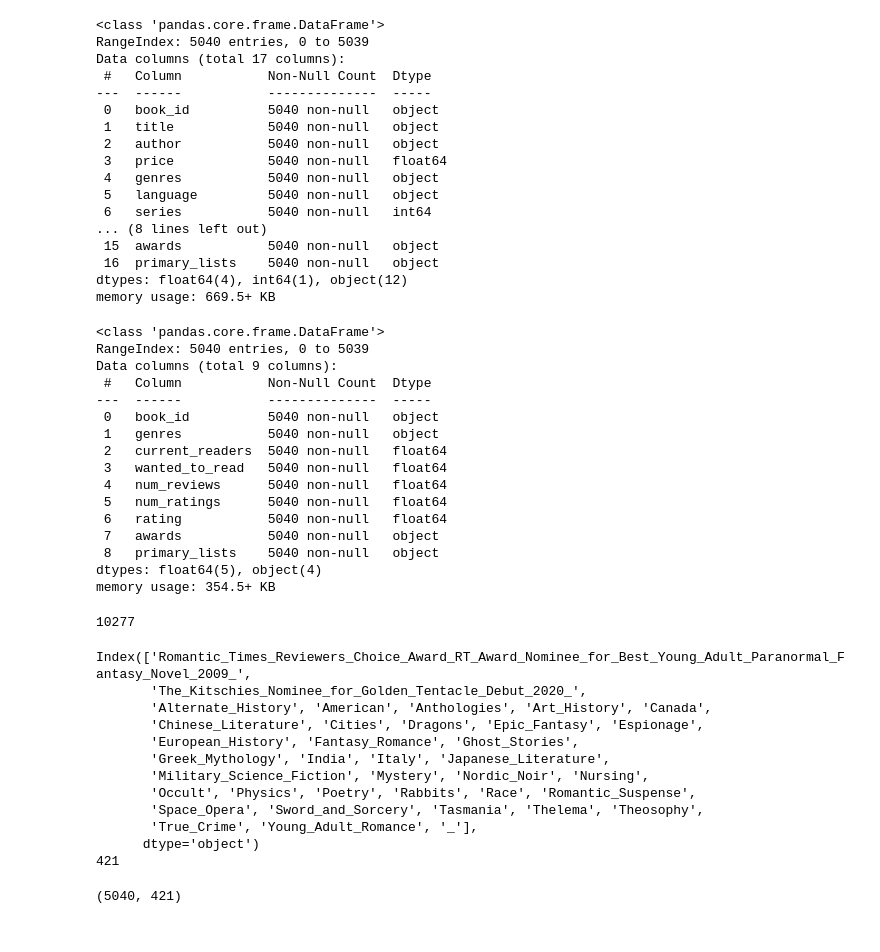
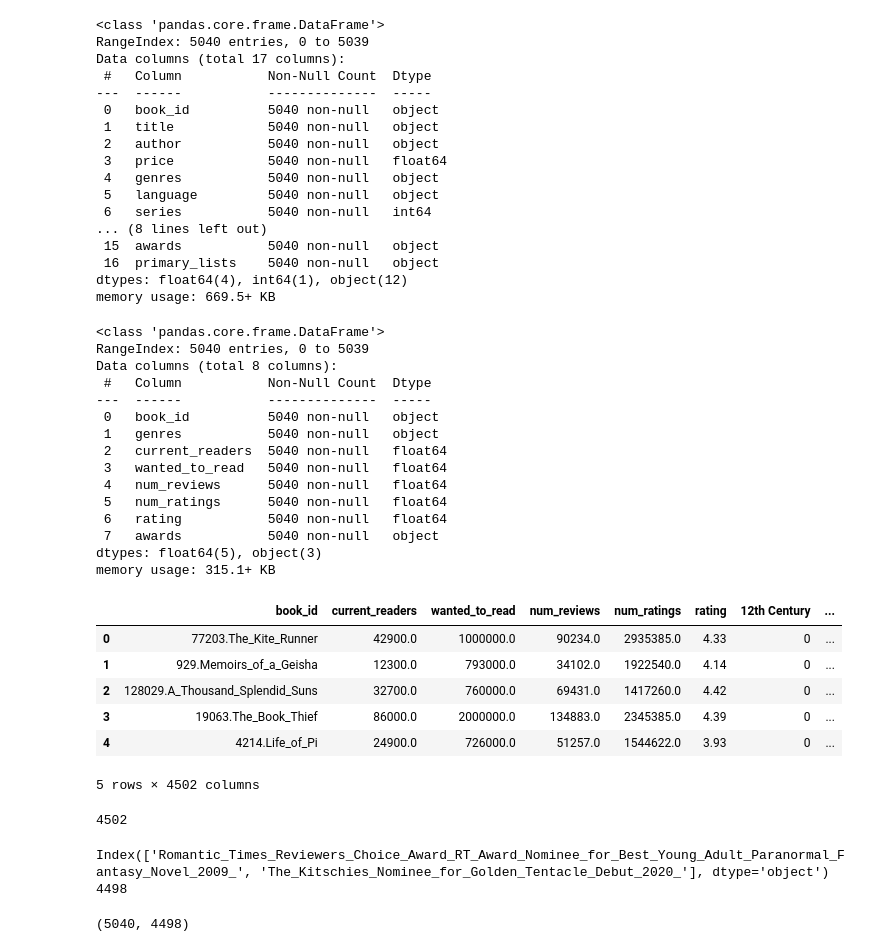
Before and after one commit to thehitchhikersguideto/bookworms, a Jupyter notebook: data/processed/lightGBM.ipynb, the cells around one changed output. Cells and saved outputs as stored; diff of their text form; code cells hidden in the pictures.

Commit message:
lightgbm quick update, whoever continues it should look into reducing features and getting a readable format, only implemented training doesnt currently suggest anything

```diff
--- a/data/processed/lightGBM.ipynb
+++ b/data/processed/lightGBM.ipynb
@@ -34,7 +34,7 @@ memory usage: 669.5+ KB
 # %%
 # Feature Selection
 # Drop price, auther, title, description, series, publisher, year_published, language
-df_used = df.drop(['price', 'author', 'title', 'description', 'series', 'publisher', 'year_published', 'language'], axis = 1)
+df_used = df.drop(['price', 'author', 'title', 'description', 'series', 'publisher', 'year_published', 'language', 'primary_lists'], axis = 1)
 # Remove commas from num_reviews and num_ratings
 df_used['num_reviews'] = df_used['num_reviews'].str.replace(',', '')
 df_used['num_ratings'] = df_used['num_ratings'].str.replace(',', '')
@@ -45,7 +45,7 @@ df_used.info()
 # %% [output]
 <class 'pandas.core.frame.DataFrame'>
 RangeIndex: 5040 entries, 0 to 5039
-Data columns (total 9 columns):
+Data columns (total 8 columns):
  #   Column           Non-Null Count  Dtype
 ---  ------           --------------  -----
  0   book_id          5040 non-null   object
@@ -56,9 +56,8 @@ Data columns (total 9 columns):
  5   num_ratings      5040 non-null   float64
  6   rating           5040 non-null   float64
  7   awards           5040 non-null   object
- 8   primary_lists    5040 non-null   object
-dtypes: float64(5), object(4)
-memory usage: 354.5+ KB
+dtypes: float64(5), object(3)
+memory usage: 315.1+ KB
 # %%
 mlb = MultiLabelBinarizer()
 for col in df_used.columns:
@@ -76,7 +75,17 @@ for col in df_used.columns:
         df_used.drop(columns=[col], axis=1)
 
 # Drop columns genres, awards, primary_lists
-df_used = df_used.drop(['genres', 'awards', 'primary_lists'], axis = 1)
+df_used = df_used.drop(['genres', 'awards'], axis = 1)
+# %%
+df_used.head()
+# %% [output]
+|  | book_id | current_readers | wanted_to_read | num_reviews | num_ratings | rating | 12th Century | ... |
+| 0 | 77203.The_Kite_Runner | 42900.0 | 1000000.0 | 90234.0 | 2935385.0 | 4.33 | 0 | ... |
+| 1 | 929.Memoirs_of_a_Geisha | 12300.0 | 793000.0 | 34102.0 | 1922540.0 | 4.14 | 0 | ... |
+| 2 | 128029.A_Thousand_Splendid_Suns | 32700.0 | 760000.0 | 69431.0 | 1417260.0 | 4.42 | 0 | ... |
+| 3 | 19063.The_Book_Thief | 86000.0 | 2000000.0 | 134883.0 | 2345385.0 | 4.39 | 0 | ... |
+| 4 | 4214.Life_of_Pi | 24900.0 | 726000.0 | 51257.0 | 1544622.0 | 3.93 | 0 | ... |
+5 rows × 4502 columns
 # %%
 
 renamed_feature_names = []
@@ -89,7 +98,7 @@ for column in df_used.columns:
         df_used.drop(columns=[column], axis=1)
 print(len(df_used.columns))
 # %% [output]
-10277
+4502
 # %%
 duplicated_columns = df_used.columns[df_used.columns.duplicated()]
 # instances = df_used[duplicated_columns].value_counts()
@@ -114,19 +123,9 @@ for column in duplicated_columns:
 
 print(len(df_used.columns))
 # %% [output]
-Index(['Romantic_Times_Reviewers_Choice_Award_RT_Award_Nominee_for_Best_Young_Adult_Paranormal_Fantasy_Novel_2009_',
-       'The_Kitschies_Nominee_for_Golden_Tentacle_Debut_2020_',
-       'Alternate_History', 'American', 'Anthologies', 'Art_History', 'Canada',
-       'Chinese_Literature', 'Cities', 'Dragons', 'Epic_Fantasy', 'Espionage',
-       'European_History', 'Fantasy_Romance', 'Ghost_Stories',
-       'Greek_Mythology', 'India', 'Italy', 'Japanese_Literature',
-       'Military_Science_Fiction', 'Mystery', 'Nordic_Noir', 'Nursing',
-       'Occult', 'Physics', 'Poetry', 'Rabbits', 'Race', 'Romantic_Suspense',
-       'Space_Opera', 'Sword_and_Sorcery', 'Tasmania', 'Thelema', 'Theosophy',
-       'True_Crime', 'Young_Adult_Romance', '_'],
-      dtype='object')
-421
+Index(['Romantic_Times_Reviewers_Choice_Award_RT_Award_Nominee_for_Best_Young_Adult_Paranormal_Fantasy_Novel_2009_', 'The_Kitschies_Nominee_for_Golden_Tentacle_Debut_2020_'], dtype='object')
+4498
 # %%
 df_used.shape
 # %% [output]
-(5040, 421)
+(5040, 4498)
```
Also changed, not shown: parts of 3 cells of this notebook, 1 other file.
